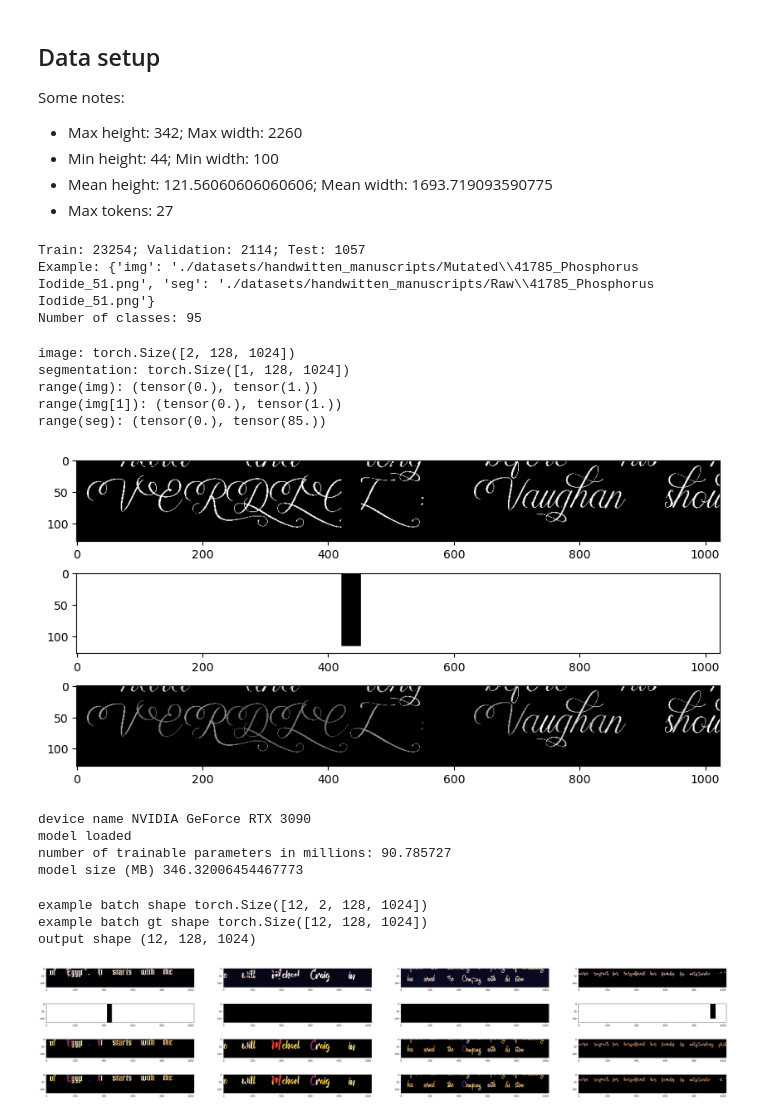
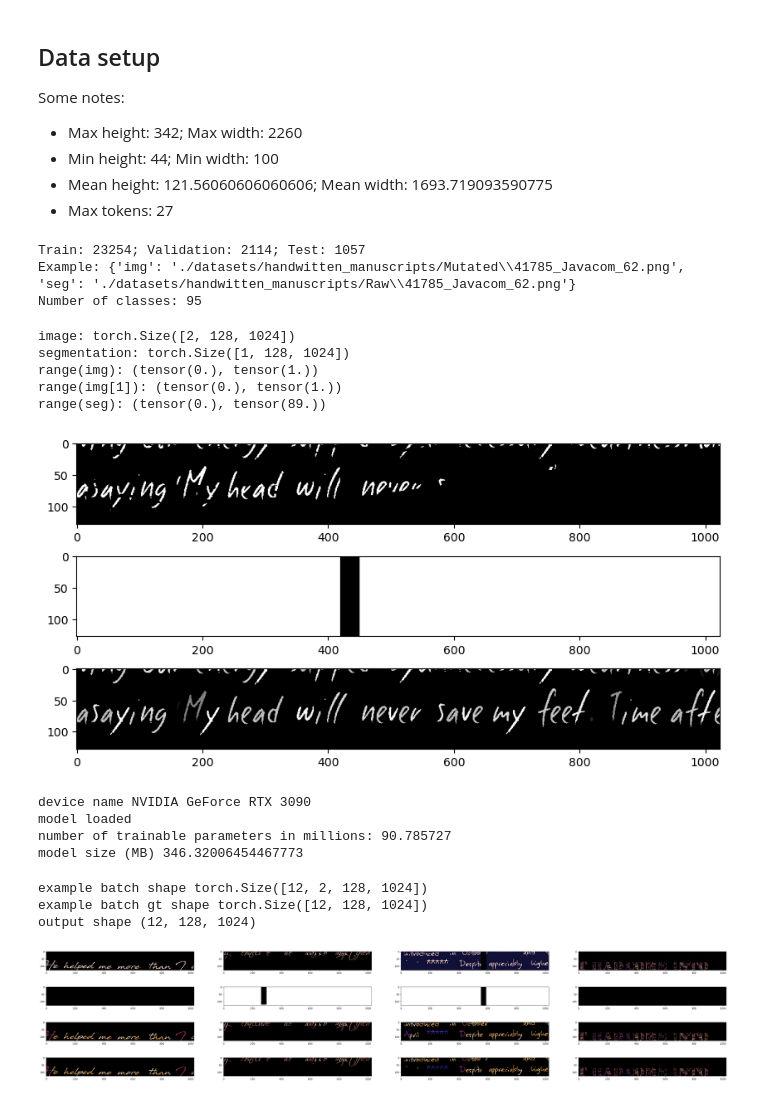
Before and after one commit to mormoassaf/rug-hr, a Jupyter notebook: experiments/iam_eval_masked_segmentation.ipynb, the cells around one changed output. Saved outputs shown, nothing was run; the diff lists cells and outputs as text; code cells hidden in the pictures.

```diff
--- a/experiments/iam_eval_masked_segmentation.ipynb
+++ b/experiments/iam_eval_masked_segmentation.ipynb
@@ -49,8 +52,11 @@ except:
 ## Experiment setup
 # %%
 SPATIAL_SIZE = [128, 1024]
-MODEL_OUTPUT_NAME = "x".join([str(x) for x in SPATIAL_SIZE])
-MODEL_OUTPUT_NAME = f"unetr-{MODEL_OUTPUT_NAME}-masked-lm.pt"
+SPATIAL_ALIAS = "x".join([str(x) for x in SPATIAL_SIZE])
+VERSION = "v1"
+ALIAS = "iam"
+MODEL_OUTPUT_NAME = f"seglm-masked-{VERSION}-{SPATIAL_ALIAS}-{ALIAS}.pt"
+
 config = {
     "epochs": 200,
     "batch_size": 12,
@@ -101,7 +107,7 @@ n_classes = ord("~") - ord(" ") + 1
 print(f"Number of classes: {n_classes}")
 # %% [output]
 Train: 23254; Validation: 2114; Test: 1057
-Example: {'img': './datasets/handwitten_manuscripts/Mutated\\41785_Phosphorus Iodide_51.png', 'seg': './datasets/handwitten_manuscripts/Raw\\41785_Phosphorus Iodide_51.png'}
+Example: {'img': './datasets/handwitten_manuscripts/Mutated\\41785_Javacom_62.png', 'seg': './datasets/handwitten_manuscripts/Raw\\41785_Javacom_62.png'}
 Number of classes: 95
 # %%
 
@@ -252,8 +258,8 @@ image: torch.Size([2, 128, 1024])
 segmentation: torch.Size([1, 128, 1024])
 range(img): (tensor(0.), tensor(1.))
 range(img[1]): (tensor(0.), tensor(1.))
-range(seg): (tensor(0.), tensor(85.))
+range(seg): (tensor(0.), tensor(89.))
-[figure, old version]
+[figure, new version]
 # %%
 train_dataset = CacheDataset(data=train_metadata, transform=train_transforms)
 validation_dataset = CacheDataset(data=validation_metadata, transform=validation_transforms)
@@ -316,31 +322,34 @@ model loaded
 number of trainable parameters in millions: 90.785727
 model size (MB) 346.32006454467773
 # %%
-# get some sample outputs
-example_batch = next(iter(test_loader))
+# take a rnaomd batch
+example_batch = next(iter(train_loader))
 example_batch_gt = example_batch["seg"].to(device).squeeze(1)
 example_batch = example_batch["img"].to(device)
 
 print("example batch shape", example_batch.shape)
 print("example batch gt shape", example_batch_gt.shape)
 
 with torch.no_grad():
     output = model(example_batch)
     output = torch.argmax(output, dim=-3)
     output = output.cpu().numpy()
 print("output shape", output.shape)
 
 # plot the first 4 input images and the reconstructed images
 scale = 5
 fig, ax = plt.subplots(4, 4, figsize=(10 * scale, 2 * scale))
 for i in range(4):
     ax[0, i].imshow(example_batch[i][0].cpu(), cmap="CMRmap")
     ax[1, i].imshow(example_batch[i][1].cpu(), cmap="gray")
     ax[2, i].imshow(example_batch_gt[i].cpu(), cmap="CMRmap")
     ax[-1, i].imshow(output[i], cmap="CMRmap")
 plt.show()
+
+# save to ./figures/example-iam-<randomint>.pdf without margins
+fig.savefig(f"figures/example-iam-{np.random.randint(0, 100)}.pdf", bbox_inches="tight", pad_inches=0)
 # %% [output]
 example batch shape torch.Size([12, 2, 128, 1024])
 example batch gt shape torch.Size([12, 128, 1024])
 output shape (12, 128, 1024)
-[figure, old version]
+[figure, new version]
```
Also changed, not shown: parts of 1 cell of this notebook, 1 other file.
